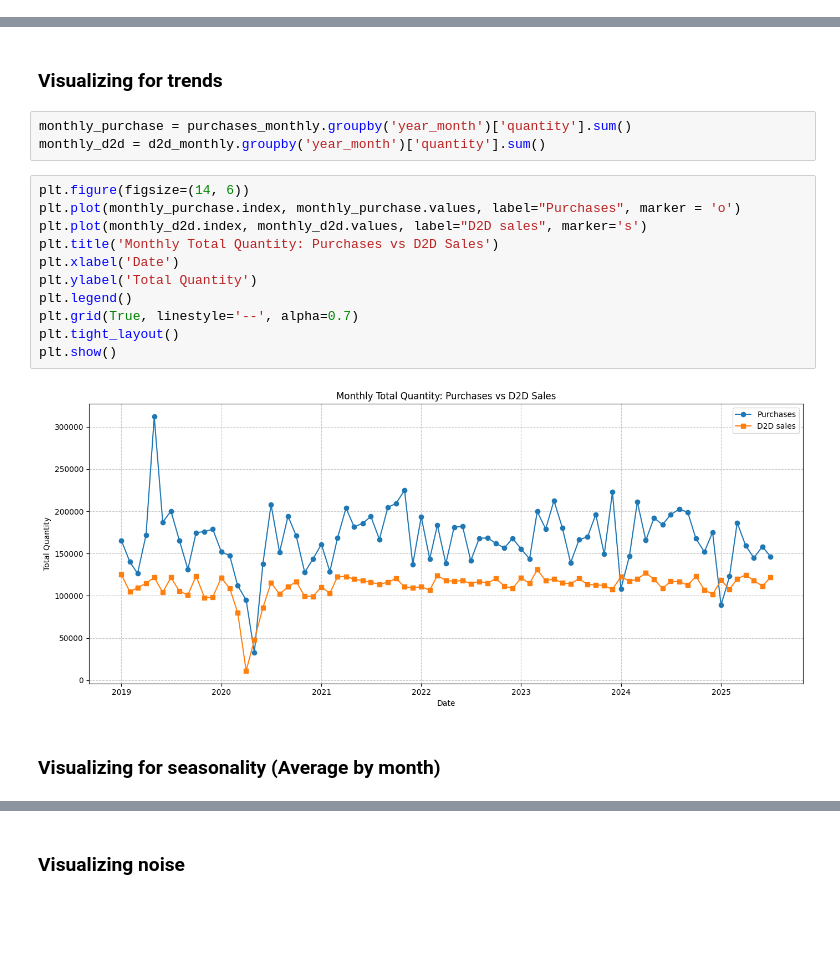
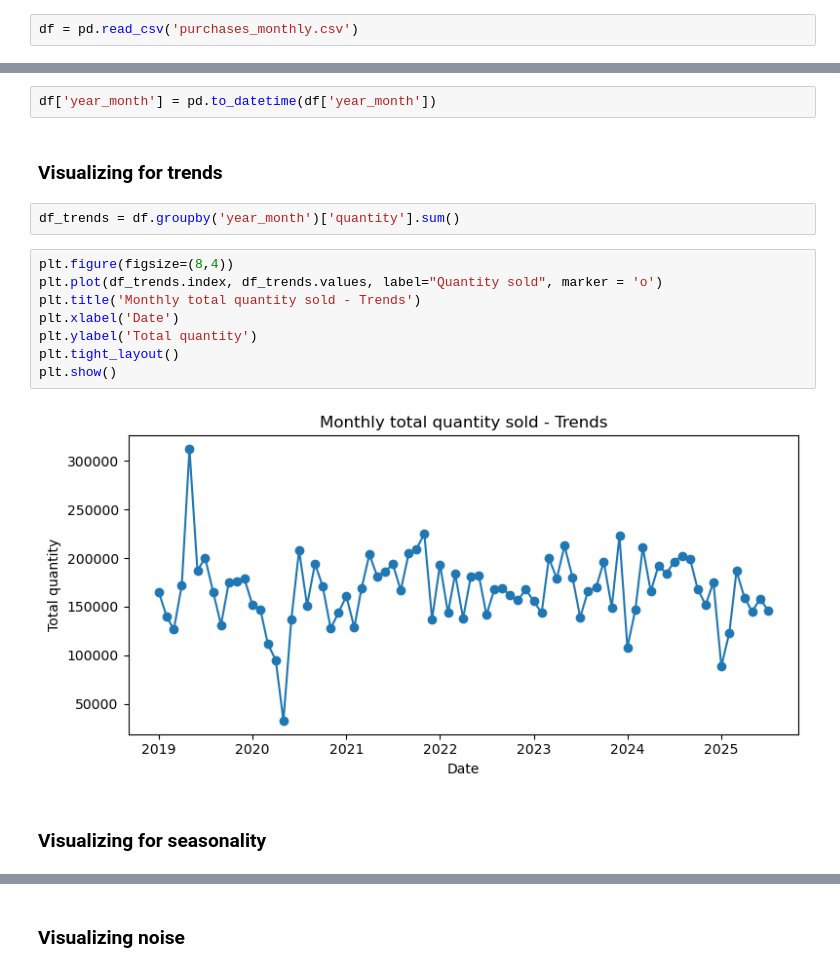
Before and after one commit to sikandermukhtar/forecasting_monthly_sales, a Jupyter notebook: forecasting_monthly_sales.ipynb, the cells around one changed output, grey strips where cells are left out. Drawn from its saved outputs; the diff is of its cells as text; blank space fills up the shorter version.

```diff
--- a/forecasting_monthly_sales.ipynb
+++ b/forecasting_monthly_sales.ipynb
@@ -36,0 +20,2 @@ d2d_monthly.head(5)
+# %%
+df = pd.read_csv('purchases_monthly.csv')
@@ -220,22 +114,20 @@ plt.show()
 # %% [markdown]
 ### Decomposition
+# %%
+df['year_month'] = pd.to_datetime(df['year_month'])
 # %% [markdown]
 ### Visualizing for trends
-# %%
-monthly_purchase = purchases_monthly.groupby('year_month')['quantity'].sum()
-monthly_d2d = d2d_monthly.groupby('year_month')['quantity'].sum()
+# %%
+df_trends = df.groupby('year_month')['quantity'].sum()
 # %%
-plt.figure(figsize=(14, 6))
-plt.plot(monthly_purchase.index, monthly_purchase.values, label="Purchases", marker = 'o')
-plt.plot(monthly_d2d.index, monthly_d2d.values, label="D2D sales", marker='s')
-plt.title('Monthly Total Quantity: Purchases vs D2D Sales')
+plt.figure(figsize=(8,4))
+plt.plot(df_trends.index, df_trends.values, label="Quantity sold", marker = 'o')
+plt.title('Monthly total quantity sold - Trends')
 plt.xlabel('Date')
-plt.ylabel('Total Quantity')
-plt.legend()
-plt.grid(True, linestyle='--', alpha=0.7)
+plt.ylabel('Total quantity')
 plt.tight_layout()
 plt.show()
 # %% [output]
-[figure, old version]
+[figure, new version]
 # %% [markdown]
-### Visualizing for seasonality (Average by month)
+### Visualizing for seasonality
```
Also changed, not shown: parts of 112 cells of this notebook.
